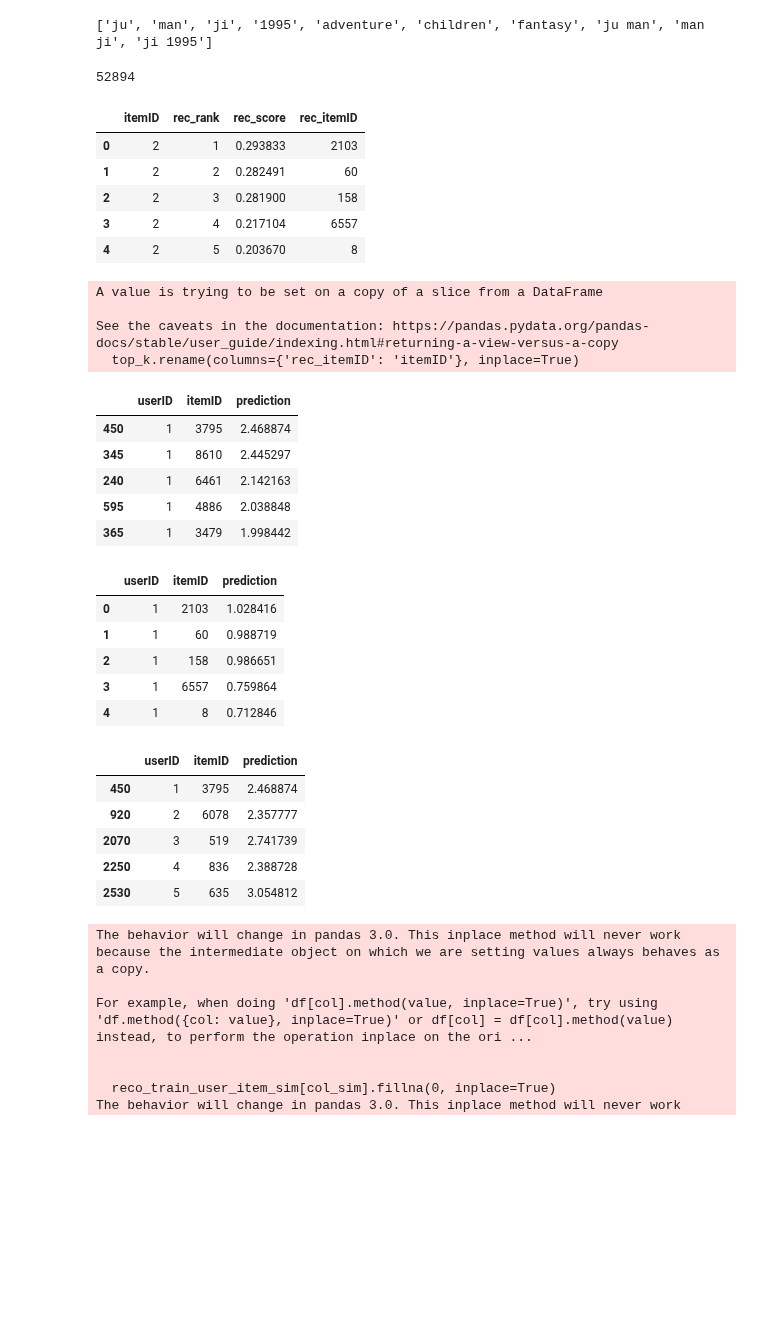
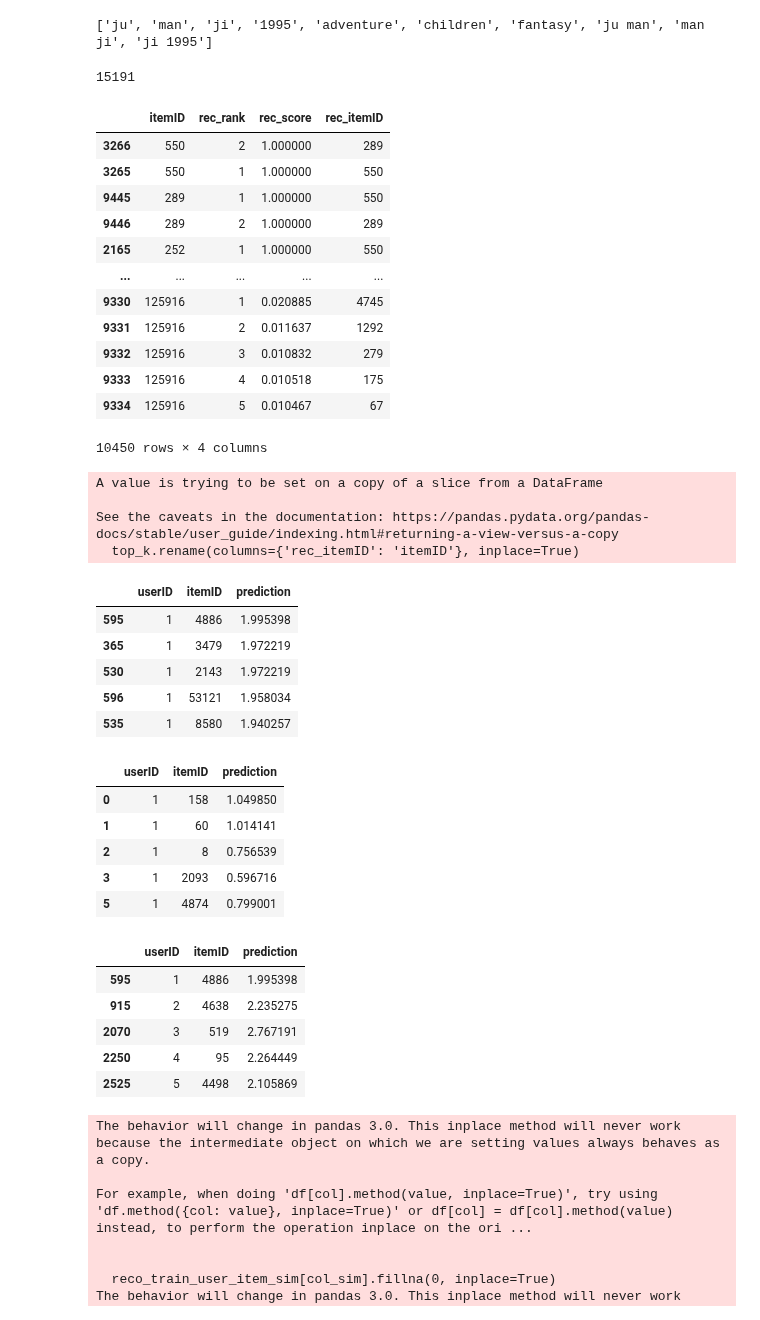
Before and after one commit to PUT-RecSys-Research/qpera-thesis, a Jupyter notebook: notebooks/CBF.ipynb, the cells around one changed output. Saved outputs shown, nothing was run; the diff lists cells and outputs as text; code cells hidden in the pictures; blank space fills up the shorter version.

```diff
--- a/notebooks/CBF.ipynb
+++ b/notebooks/CBF.ipynb
@@ -38,5 +32,5 @@ logging.basicConfig(
 # %%
-data = dataset_loader.loader("movielens", want_col=["userID", "itemID", "rating", "timestamp", 'title', 'genres'], num_rows=100000)
+data = dataset_loader.loader("movielens", want_col=["userID", "itemID", "rating", "timestamp", 'title', 'genres'], num_rows=5000)
 print(data.shape)
 print(data['userID'].nunique())
 
@@ -154,17 +148,24 @@ print(list(tokens.keys())[:10])
 # %%
 len(tokens)
 # %% [output]
-52894
+15191
 # %%
 top_k_items = recommender.recommend_top_k_items(df_clean, k=5)
-top_k_items.head()
+top_k_items.sort_values("rec_score", ascending=False)
 # %% [output]
 |  | itemID | rec_rank | rec_score | rec_itemID |
-| 0 | 2 | 1 | 0.293833 | 2103 |
-| 1 | 2 | 2 | 0.282491 | 60 |
-| 2 | 2 | 3 | 0.281900 | 158 |
-| 3 | 2 | 4 | 0.217104 | 6557 |
-| 4 | 2 | 5 | 0.203670 | 8 |
+| 3266 | 550 | 2 | 1.000000 | 289 |
+| 3265 | 550 | 1 | 1.000000 | 550 |
+| 9445 | 289 | 1 | 1.000000 | 550 |
+| 9446 | 289 | 2 | 1.000000 | 289 |
+| 2165 | 252 | 1 | 1.000000 | 550 |
+| ... | ... | ... | ... | ... |
+| 9330 | 125916 | 1 | 0.020885 | 4745 |
+| 9331 | 125916 | 2 | 0.011637 | 1292 |
+| 9332 | 125916 | 3 | 0.010832 | 279 |
+| 9333 | 125916 | 4 | 0.010518 | 175 |
+| 9334 | 125916 | 5 | 0.010467 | 67 |
+10450 rows × 4 columns
 # %%
 merged_df = data.merge(top_k_items, on='itemID', how='inner')
 merged_df['prediction'] = merged_df['rating'] * merged_df['rec_score']
@@ -177,11 +178,11 @@ A value is trying to be set on a copy of a slice from a DataFrame
 See the caveats in the documentation: https://pandas.pydata.org/pandas-docs/stable/user_guide/indexing.html#returning-a-view-versus-a-copy
   top_k.rename(columns={'rec_itemID': 'itemID'}, inplace=True)
 |  | userID | itemID | prediction |
-| 450 | 1 | 3795 | 2.468874 |
-| 345 | 1 | 8610 | 2.445297 |
-| 240 | 1 | 6461 | 2.142163 |
-| 595 | 1 | 4886 | 2.038848 |
-| 365 | 1 | 3479 | 1.998442 |
+| 595 | 1 | 4886 | 1.995398 |
+| 365 | 1 | 3479 | 1.972219 |
+| 530 | 1 | 2143 | 1.972219 |
+| 596 | 1 | 53121 | 1.958034 |
+| 535 | 1 | 8580 | 1.940257 |
 # %%
 filtered_top_k = top_k.merge(train, on=["userID", "itemID"], how="left", indicator=True)
 filtered_top_k = filtered_top_k[filtered_top_k["_merge"] == "left_only"].drop(columns=["_merge"])
@@ -189,22 +190,22 @@ filtered_top_k = filtered_top_k[["userID", "itemID", "prediction"]]
 filtered_top_k.head()
 # %% [output]
 |  | userID | itemID | prediction |
-| 0 | 1 | 2103 | 1.028416 |
-| 1 | 1 | 60 | 0.988719 |
-| 2 | 1 | 158 | 0.986651 |
-| 3 | 1 | 6557 | 0.759864 |
-| 4 | 1 | 8 | 0.712846 |
+| 0 | 1 | 158 | 1.049850 |
+| 1 | 1 | 60 | 1.014141 |
+| 2 | 1 | 8 | 0.756539 |
+| 3 | 1 | 2093 | 0.596716 |
+| 5 | 1 | 4874 | 0.799001 |
 # %%
 idx = filtered_top_k.groupby("userID")["prediction"].idxmax()
 top = filtered_top_k.loc[idx]
 top.head()
 # %% [output]
 |  | userID | itemID | prediction |
-| 450 | 1 | 3795 | 2.468874 |
-| 920 | 2 | 6078 | 2.357777 |
-| 2070 | 3 | 519 | 2.741739 |
-| 2250 | 4 | 836 | 2.388728 |
-| 2530 | 5 | 635 | 3.054812 |
+| 595 | 1 | 4886 | 1.995398 |
+| 915 | 2 | 4638 | 2.235275 |
+| 2070 | 3 | 519 | 2.767191 |
+| 2250 | 4 | 95 | 2.264449 |
+| 2525 | 5 | 4498 | 2.105869 |
 # %%
 args = [test, top_k]
 kwargs = dict(
```
Also changed, not shown: parts of 11 cells of this notebook, 2 other files.
